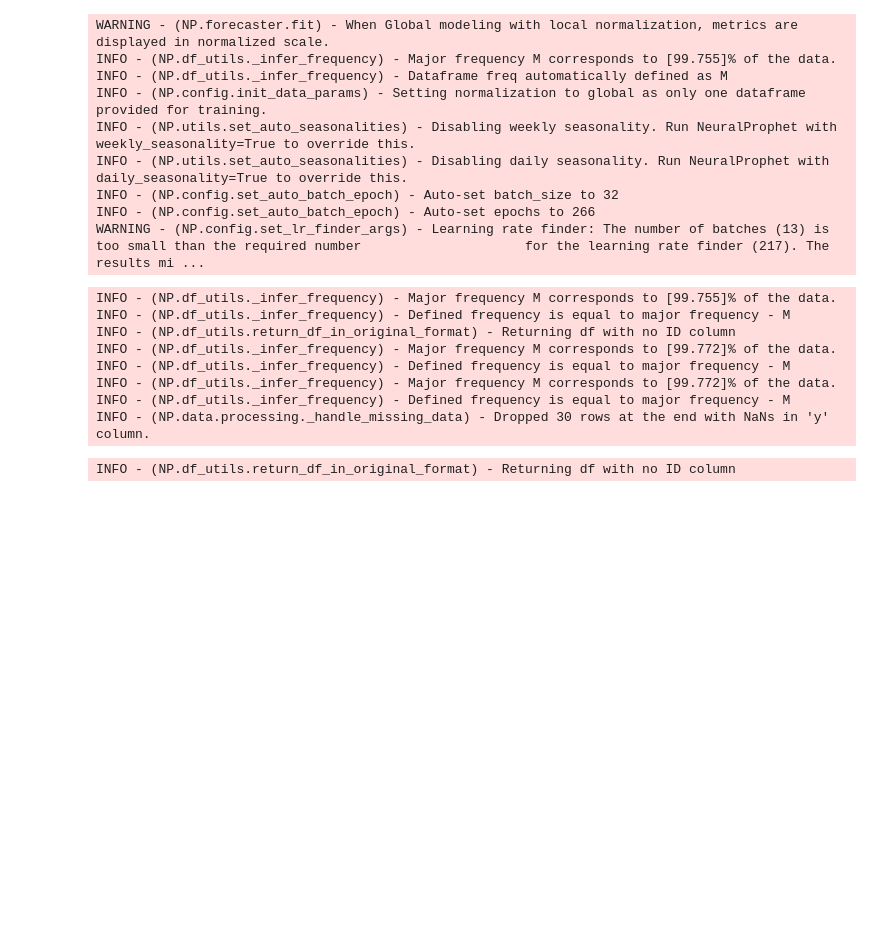
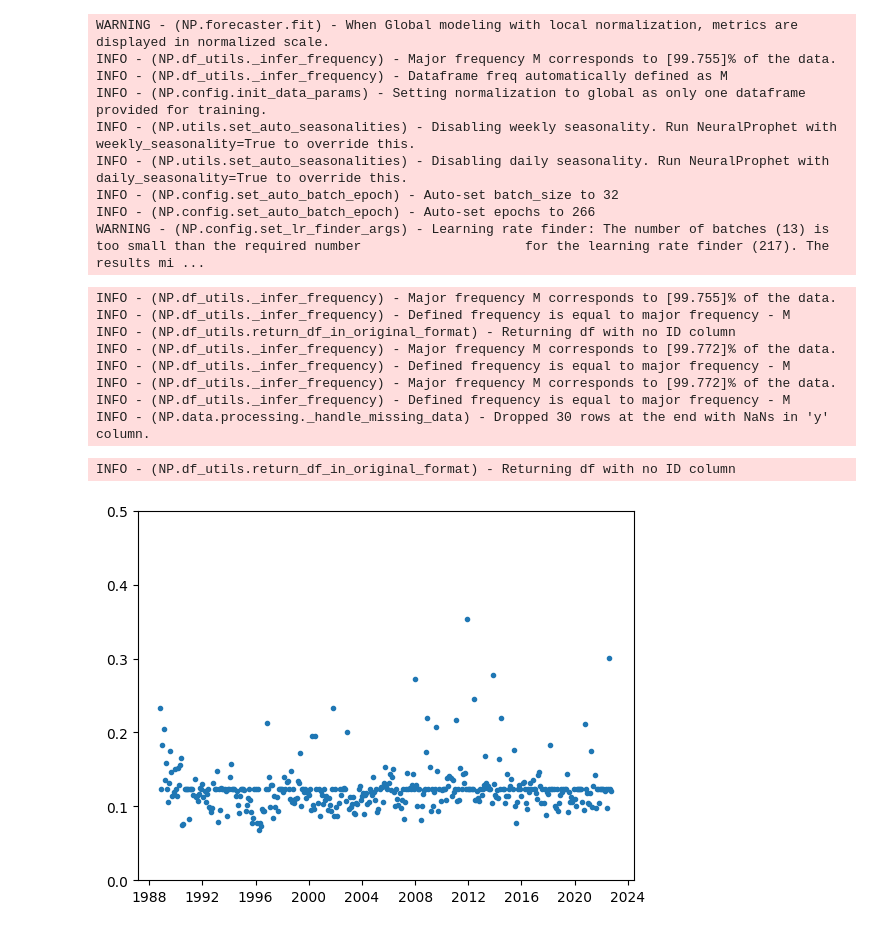
Before and after one commit to RaunakDey/SCOPE-causation-network, a Jupyter notebook: Test-example.ipynb, the cells around one changed output. Cells and saved outputs as stored; diff of their text form; code cells hidden in the pictures; blank space fills up the shorter version.

```diff
--- a/Test-example.ipynb
+++ b/Test-example.ipynb
@@ -312,0 +180,6 @@ INFO - (NP.df_utils.return_df_in_original_format) - Returning df with no ID colu
+# %%
+plt.plot(df_resampled['ds'],df_resampled['y'],'.')
+plt.ylim([0 , 0.5])
+plt.show()
+# %% [output]
+[figure, added]
```
Also changed, not shown: parts of 28 cells of this notebook, 1 other file.
